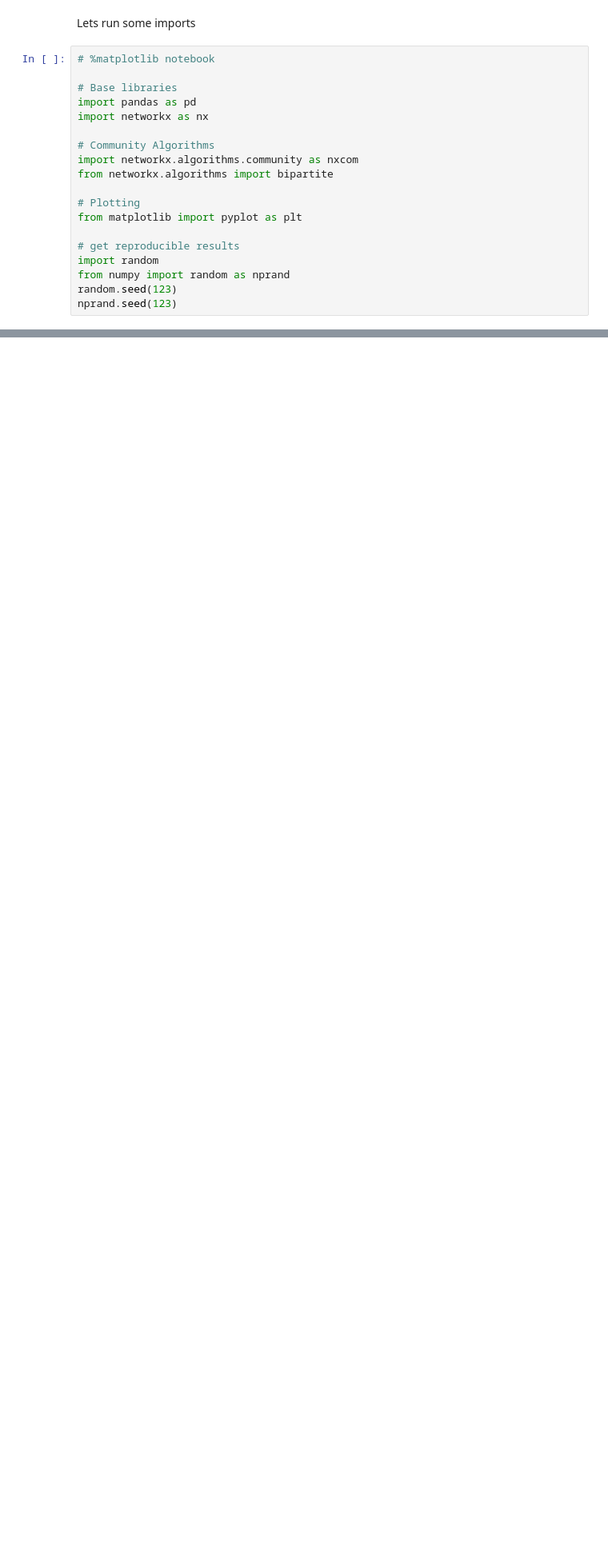
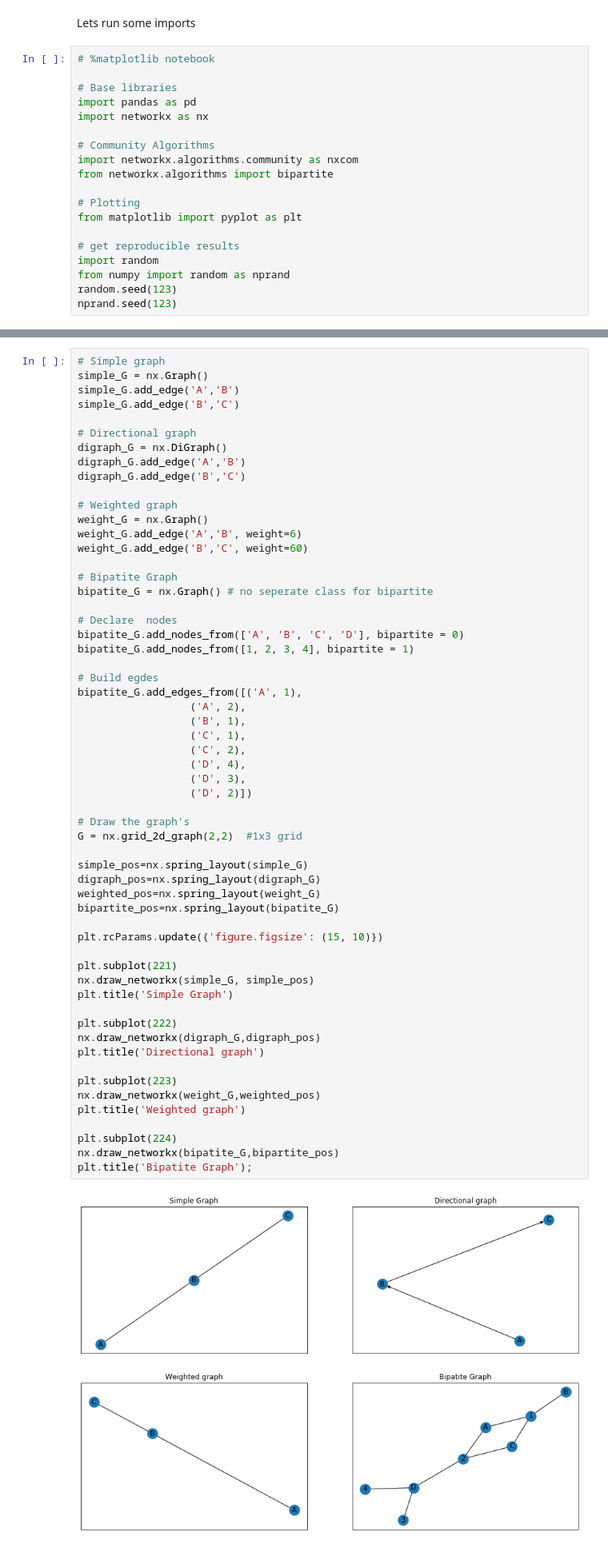
Before and after one commit to Eliran79/DataScienceWorkshop20936, a Jupyter notebook: networkx_soft_landing.ipynb, the cells around one changed output, grey strips where cells are left out. Shown at 80% size. Saved outputs shown, nothing was run; the diff lists cells and outputs as text; blank space fills up the shorter version.

```diff
--- a/networkx_soft_landing.ipynb
+++ b/networkx_soft_landing.ipynb
@@ -68 +28,61 @@ plt.title('Weighted Graph');
+# %%
+# Simple graph
+simple_G = nx.Graph()
+simple_G.add_edge('A','B')
+simple_G.add_edge('B','C')
+
+# Directional graph
+digraph_G = nx.DiGraph()
+digraph_G.add_edge('A','B')
+digraph_G.add_edge('B','C')
+
+# Weighted graph
+weight_G = nx.Graph()
+weight_G.add_edge('A','B', weight=6)
+weight_G.add_edge('B','C', weight=60)
+
+# Bipatite Graph
+bipatite_G = nx.Graph() # no seperate class for bipartite
+
+# Declare  nodes
+bipatite_G.add_nodes_from(['A', 'B', 'C', 'D'], bipartite = 0)
+bipatite_G.add_nodes_from([1, 2, 3, 4], bipartite = 1)
+
+# Build egdes
+bipatite_G.add_edges_from([('A', 1),
+                  ('A', 2),
+                  ('B', 1),
+                  ('C', 1),
+                  ('C', 2),
+                  ('D', 4),
+                  ('D', 3),
+                  ('D', 2)])
+
+# Draw the graph's
+G = nx.grid_2d_graph(2,2)  #1x3 grid
+
+simple_pos=nx.spring_layout(simple_G)
+digraph_pos=nx.spring_layout(digraph_G)
+weighted_pos=nx.spring_layout(weight_G)
+bipartite_pos=nx.spring_layout(bipatite_G)
+
+plt.rcParams.update({'figure.figsize': (15, 10)})
+
+plt.subplot(221)
+nx.draw_networkx(simple_G, simple_pos)
+plt.title('Simple Graph')
+
+plt.subplot(222)
+nx.draw_networkx(digraph_G,digraph_pos)
+plt.title('Directional graph')
+
+plt.subplot(223)
+nx.draw_networkx(weight_G,weighted_pos)
+plt.title('Weighted graph')
+
+plt.subplot(224)
+nx.draw_networkx(bipatite_G,bipartite_pos)
+plt.title('Bipatite Graph');
+# %% [output]
+[figure, added]
 # %%
```
Also changed, not shown: parts of 25 cells of this notebook.
